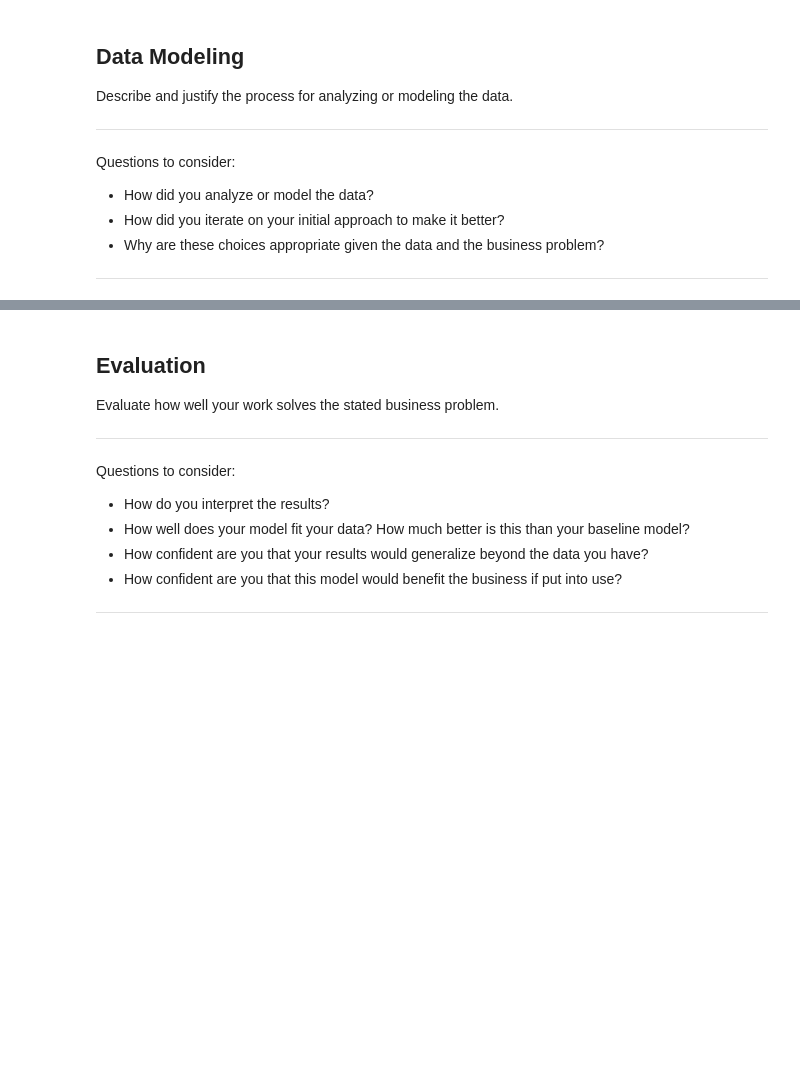
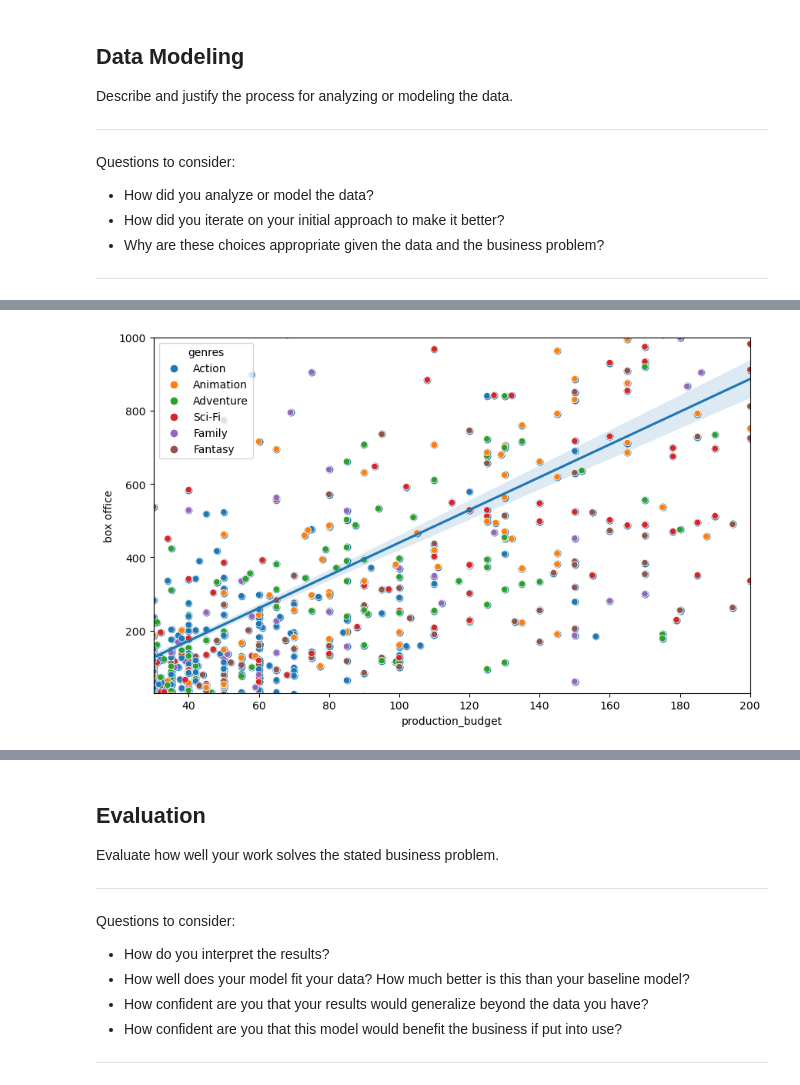
Before and after one commit to Gajas9/Gaja-projectone, a Jupyter notebook: dsc-phase1-project-template-Final.ipynb, the cells around one changed output, grey strips where cells are left out. Drawn from its saved outputs; the diff is of its cells as text; code cells hidden in the pictures; blank space fills up the shorter version.

```diff
--- a/dsc-phase1-project-template-Final.ipynb
+++ b/dsc-phase1-project-template-Final.ipynb
@@ -588,6 +585,13 @@ ax.bar(data['genre'], data['mean'], label='Mean')
 # %%
-#Scatter plot between box office and budget
-#df5.plot.scatter('production_budget','box office')
-
-#fig, ax = plt.subplots(figsize=(10, 6))
-sns.scatterplot(data=df5 , x='production_budget', y='box office', hue='genres', ax=ax)
+df6_grouped=df5.groupby('genres')['box office'].median()
+sorted_data = df6_grouped.sort_values(ascending=False)
+top_10_genres = sorted_data.head(6)
+filtered_df = df5[df5['genres'].isin(top_10_genres.index)]
+fig, ax = plt.subplots(figsize=(10, 6))
+sns.regplot(x='production_budget', y='box office',  data=filtered_df )
+sns.scatterplot(data=filtered_df , x='production_budget', y='box office', hue='genres', ax=ax)
+plt.xlim(30, 200)
+plt.ylim(30, 1000)
+plt.show()
+# %% [output]
+[figure, added]
```
Also changed, not shown: parts of 21 cells of this notebook, 5 other files.
